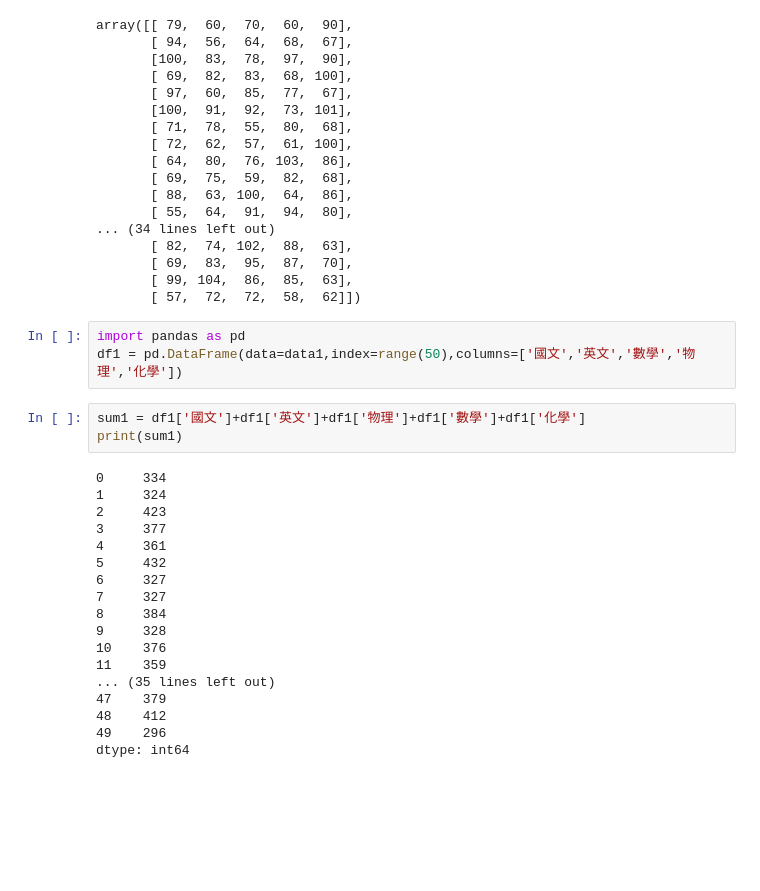
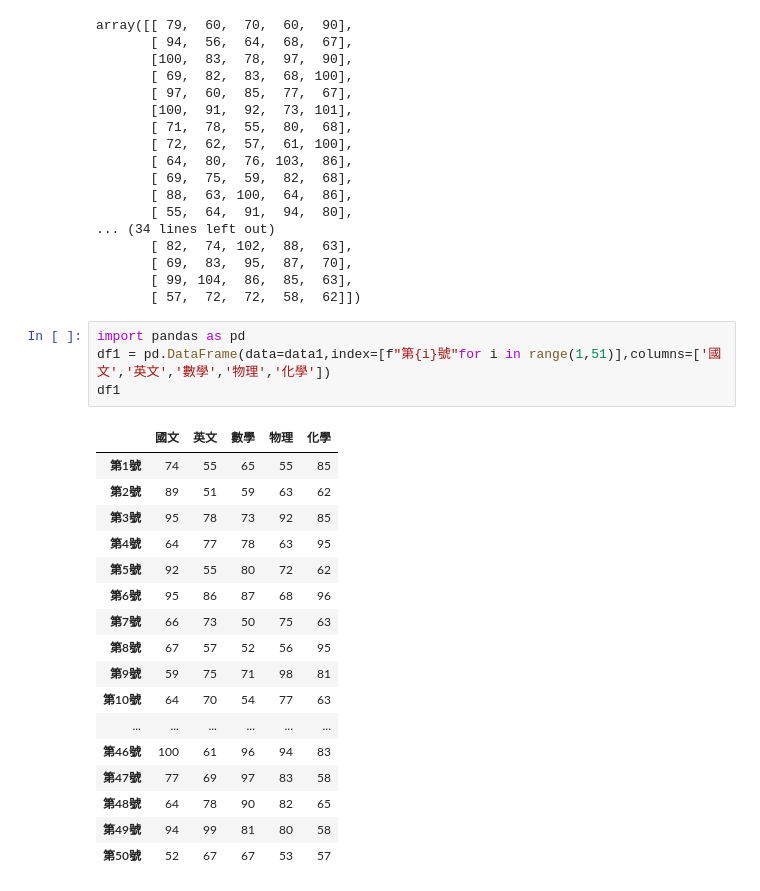
Before and after one commit to Cobratan/_Python-AI_, a Jupyter notebook: lesson11.ipynb, the cells around one changed output. Drawn from its saved outputs; the diff is of its cells as text; blank space fills up the shorter version.

```diff
--- a/lesson11.ipynb
+++ b/lesson11.ipynb
@@ -83,25 +83,23 @@ array([[ 79,  60,  70,  60,  90],
        [ 57,  72,  72,  58,  62]])
 # %%
 import pandas as pd
-df1 = pd.DataFrame(data=data1,index=range(50),columns=['國文','英文','數學','物理','化學'])
+df1 = pd.DataFrame(data=data1,index=[f"第{i}號"for i in range(1,51)],columns=['國文','英文','數學','物理','化學'])
+df1
+# %% [output]
+|  | 國文 | 英文 | 數學 | 物理 | 化學 |
+| 第1號 | 74 | 55 | 65 | 55 | 85 |
+| 第2號 | 89 | 51 | 59 | 63 | 62 |
+| 第3號 | 95 | 78 | 73 | 92 | 85 |
+| 第4號 | 64 | 77 | 78 | 63 | 95 |
+| 第5號 | 92 | 55 | 80 | 72 | 62 |
+| 第6號 | 95 | 86 | 87 | 68 | 96 |
+| 第7號 | 66 | 73 | 50 | 75 | 63 |
+| 第8號 | 67 | 57 | 52 | 56 | 95 |
+| 第9號 | 59 | 75 | 71 | 98 | 81 |
+| 第10號 | 64 | 70 | 54 | 77 | 63 |
+| ... | ... | ... | ... | ... | ... |
+| 第46號 | 100 | 61 | 96 | 94 | 83 |
+| 第47號 | 77 | 69 | 97 | 83 | 58 |
+| 第48號 | 64 | 78 | 90 | 82 | 65 |
+| 第49號 | 94 | 99 | 81 | 80 | 58 |
+| 第50號 | 52 | 67 | 67 | 53 | 57 |
-# %%
-sum1 = df1['國文']+df1['英文']+df1['物理']+df1['數學']+df1['化學']
-print(sum1)
-# %% [output]
-0     334
-1     324
-2     423
-3     377
-4     361
-5     432
-6     327
-7     327
-8     384
-9     328
-10    376
-11    359
-... (35 lines left out)
-47    379
-48    412
-49    296
-dtype: int64
```
Also changed, not shown: parts of 5 cells of this notebook.
